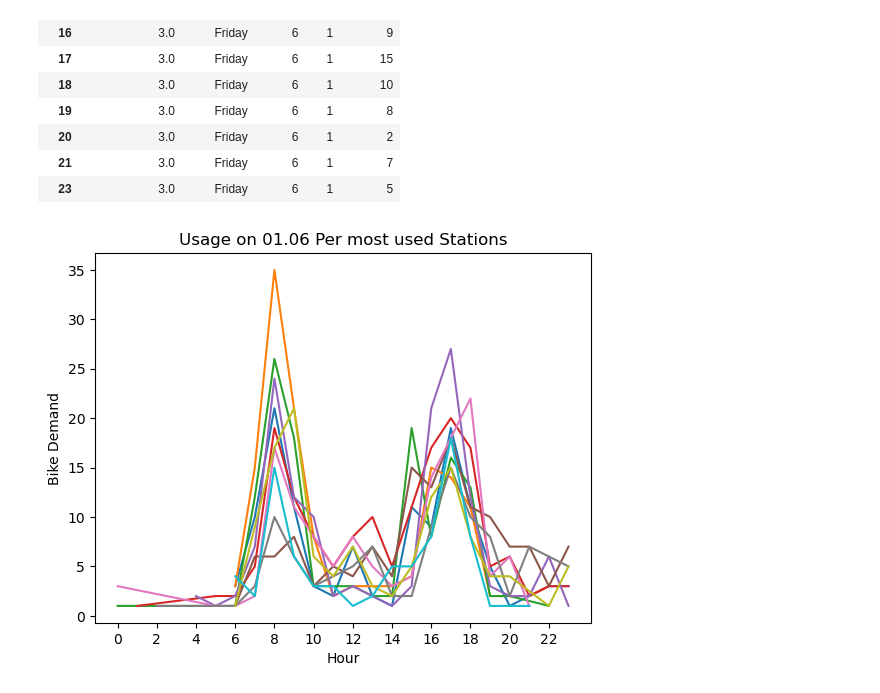
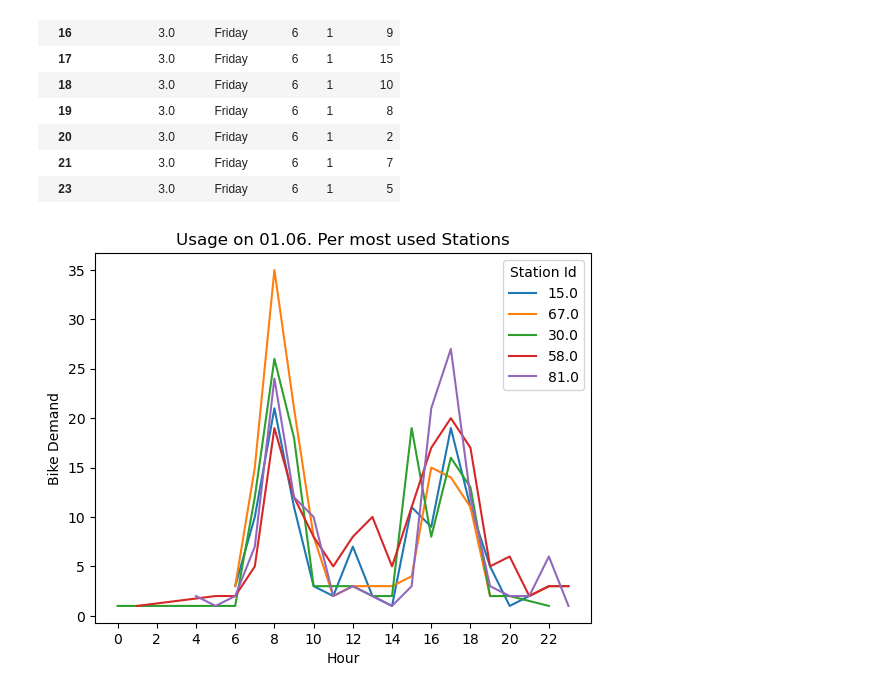
Before and after one commit to nussi049/AnalyticsApplication, a Jupyter notebook: KPI.ipynb, the cells around one changed output. Saved outputs shown, nothing was run; the diff lists cells and outputs as text; code cells hidden in the pictures.

Commit message:
Saved figures

```diff
--- a/KPI.ipynb
+++ b/KPI.ipynb
@@ -218,14 +220,13 @@ plt.title('Usage on 01.06');
 # %% [markdown]
 # KPI 3: Bike Demand at the most/least used Stations
 # %%
-# fehlende KPIs :
 # Demand an Top Stationen/ Bot Stationen pro Stunde am 01.06
 # Drop unnecessary columns
 Bike_start = df_bikes.groupby('start_station_id').describe()
 Bike_start = Bike_start.drop( [('end_station_id','std'),('end_station_id','mean'),('end_station_id','min'),('end_station_id','25%'),('end_station_id','50%'),('end_station_id','75%'),('end_station_id','max'),'bike_id'], axis=1)
 Bike_start = Bike_start.sort_values(by = ('end_station_id','count') , ascending = False)
 
-# Top 10 most used Stations
-Bike_start_Top = Bike_start[Bike_start["end_station_id","count"] > 26000]
+# Top 5 most used Stations
+Bike_start_Top = Bike_start[Bike_start["end_station_id","count"] > 33500]
 Bike_start_Top
 # %% [output]
@@ -363,13 +360,15 @@ Data_station_0106[3]
 | 23 | 3.0 | Friday | 6 | 1 | 5 |
 # %%
 for Id in Bike_start_Top.index:
-    plt.plot(Data_station_0106[Id]['demand']);
+    plt.plot(Data_station_0106[Id]['demand'],label=Id);
 plt.xticks(ticks = range(0,24,2));
 plt.xlabel('Hour');
 plt.ylabel('Bike Demand');
-plt.title('Usage on 01.06 Per most used Stations');
+plt.legend(title = 'Station Id')
+plt.title('Usage on 01.06. Per most used Stations');
+plt.savefig('figures/KPI_3_top.jpeg', dpi=300, format='jpeg')
 # %% [output]
-[figure, old version]
+[figure, new version]
 # %%
 for Id in Bike_start_Bot.index:
     if Id in Data_station_0106:
```
Also changed, not shown: parts of 4 cells of this notebook, 1 other file.
